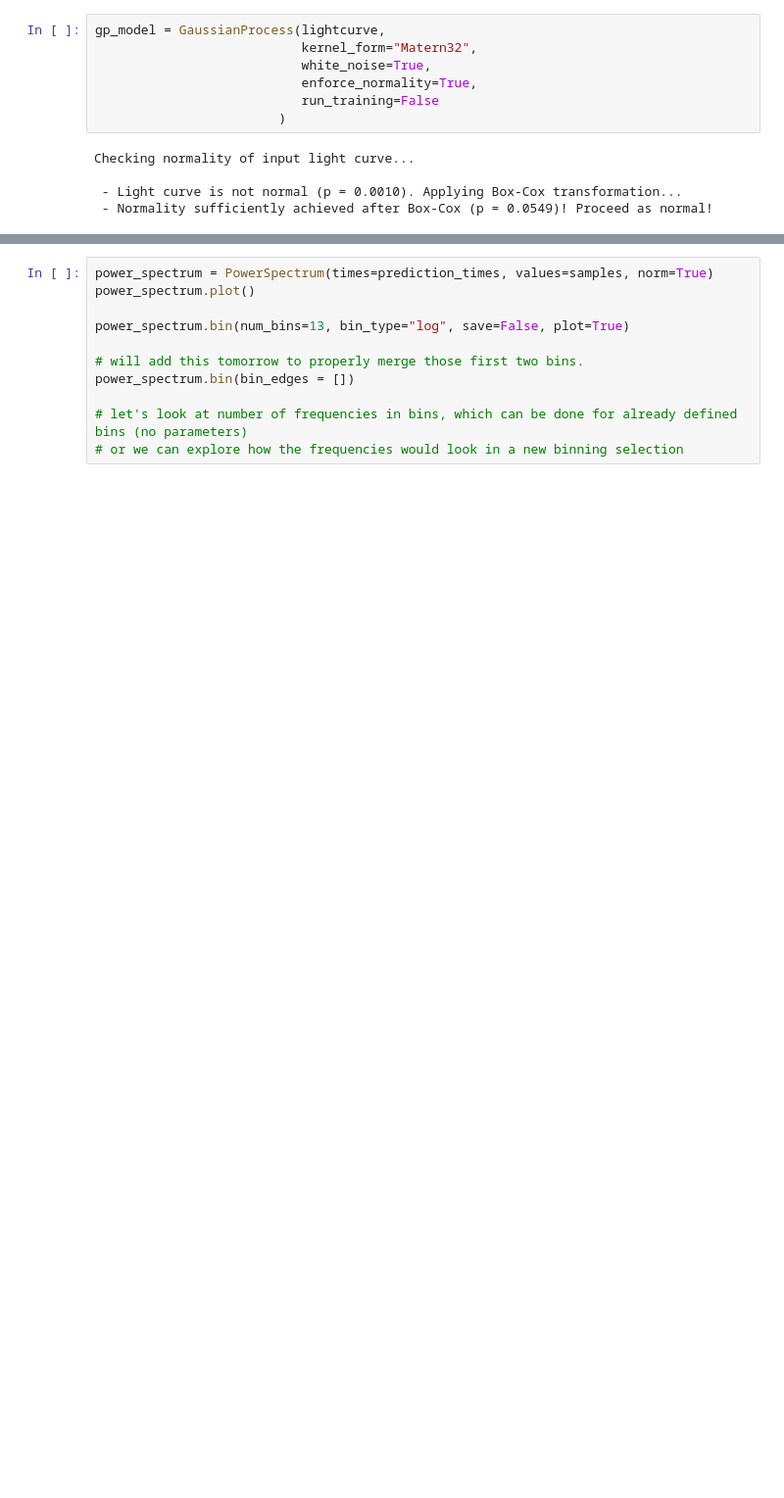
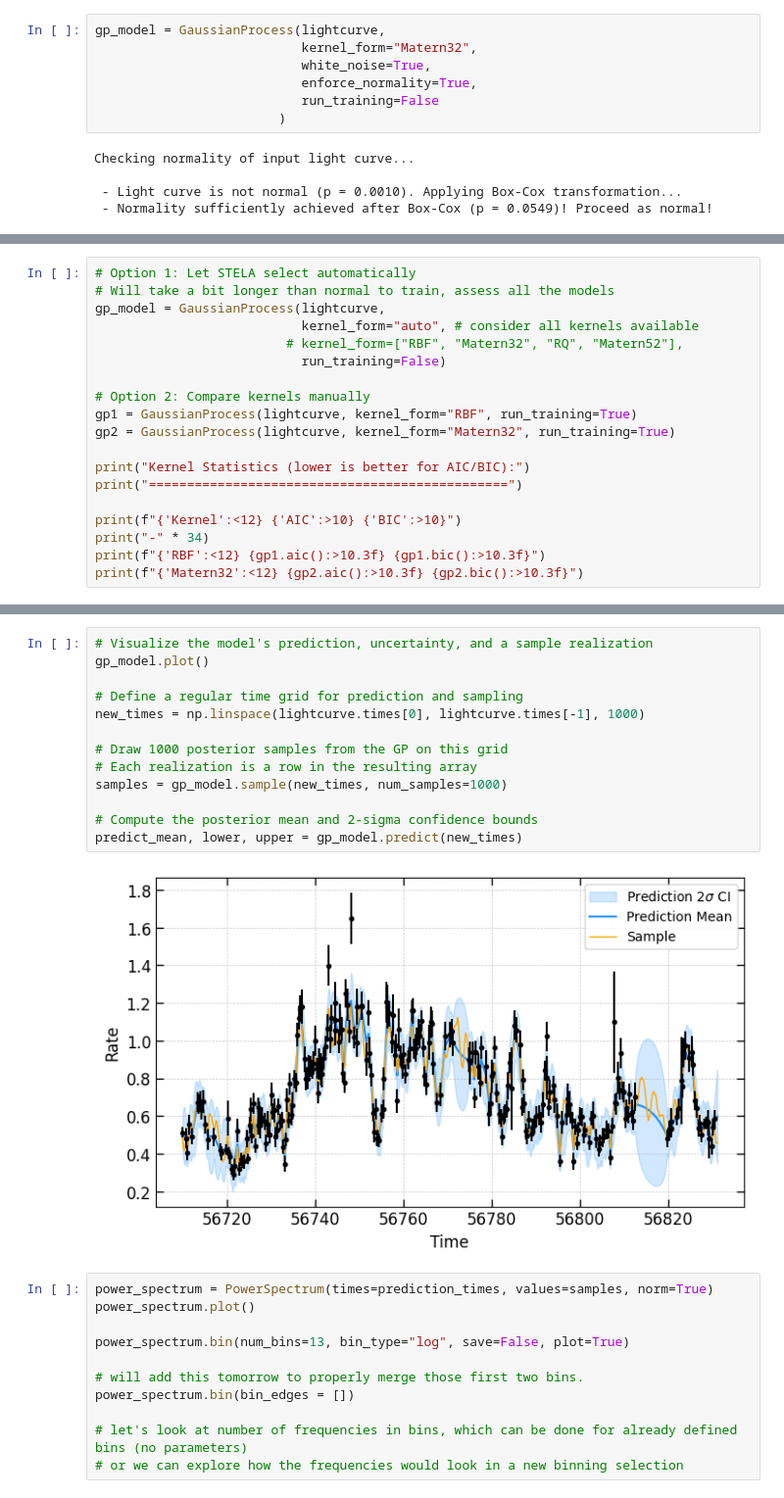
Before and after one commit to collinlewin/STELA-Toolkit, a Jupyter notebook: tutorials/main_tutorial.ipynb, the cells around one changed output, grey strips where cells are left out. Shown at 98% size. Saved outputs shown, nothing was run; the diff lists cells and outputs as text; blank space fills up the shorter version.

Commit message:
Finished up to prediction/samples post-training.

```diff
--- a/tutorials/main_tutorial.ipynb
+++ b/tutorials/main_tutorial.ipynb
@@ -357,0 +353,19 @@ samples = gp_model.sample(prediction_times, num_samples=1000) # can also use sav
+# %%
+# Option 1: Let STELA select automatically
+# Will take a bit longer than normal to train, assess all the models
+gp_model = GaussianProcess(lightcurve,
+                           kernel_form="auto", # consider all kernels available
+                         # kernel_form=["RBF", "Matern32", "RQ", "Matern52"],
+                           run_training=False)
+
+# Option 2: Compare kernels manually
+gp1 = GaussianProcess(lightcurve, kernel_form="RBF", run_training=True)
+gp2 = GaussianProcess(lightcurve, kernel_form="Matern32", run_training=True)
+
+print("Kernel Statistics (lower is better for AIC/BIC):")
+print("===============================================")
+
+print(f"{'Kernel':<12} {'AIC':>10} {'BIC':>10}")
+print("-" * 34)
+print(f"{'RBF':<12} {gp1.aic():>10.3f} {gp1.bic():>10.3f}")
+print(f"{'Matern32':<12} {gp2.aic():>10.3f} {gp2.bic():>10.3f}")
@@ -358,3 +424,18 @@ samples = gp_model.sample(prediction_times, num_samples=1000) # can also use sav
+# %%
+# Visualize the model's prediction, uncertainty, and a sample realization
+gp_model.plot()
+
+# Define a regular time grid for prediction and sampling
+new_times = np.linspace(lightcurve.times[0], lightcurve.times[-1], 1000)
+
+# Draw 1000 posterior samples from the GP on this grid
+# Each realization is a row in the resulting array
+samples = gp_model.sample(new_times, num_samples=1000)
+
+# Compute the posterior mean and 2-sigma confidence bounds
+predict_mean, lower, upper = gp_model.predict(new_times)
+# %% [output]
+[figure, added]
 # %%
 power_spectrum = PowerSpectrum(times=prediction_times, values=samples, norm=True)
 power_spectrum.plot()
```
Also changed, not shown: parts of 15 cells of this notebook.
